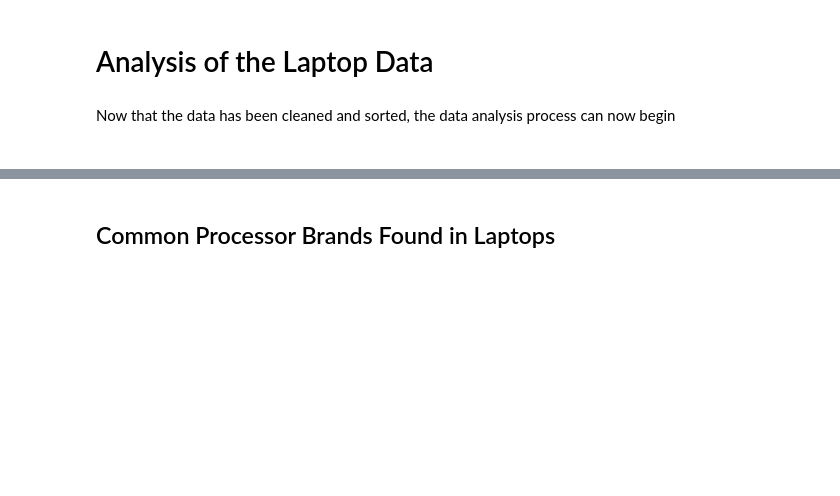
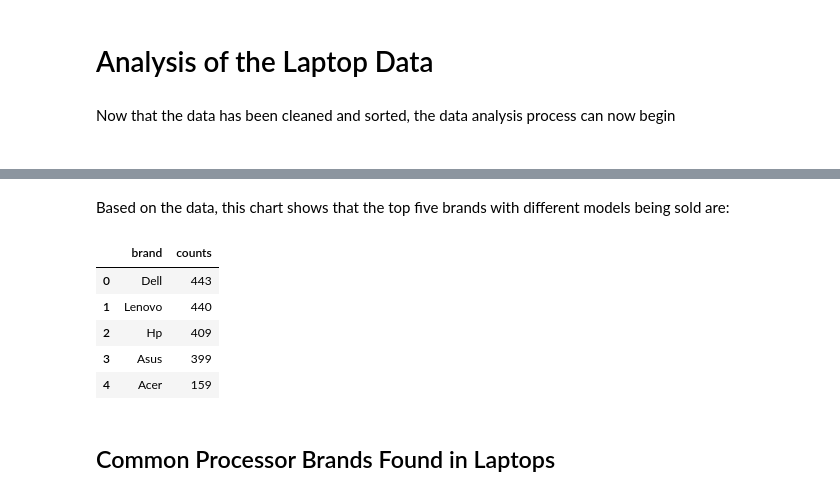
Before and after one commit to jason-9601/DATAPRE-Final, a Jupyter notebook: DATAPRE Final.ipynb, the cells around one changed output, grey strips where cells are left out. Drawn from its saved outputs; the diff is of its cells as text; code cells hidden in the pictures; blank space fills up the shorter version.

```diff
--- a/DATAPRE Final.ipynb
+++ b/DATAPRE Final.ipynb
@@ -486,3 +529,14 @@ Now that the data has been cleaned and sorted, the data analysis process can now
+# %% [markdown]
+Based on the data, this chart shows that the top five brands with different models being sold are:
+# %%
+df_brands.nlargest(5, 'counts')
+# %% [output]
+|  | brand | counts |
+| 0 | Dell | 443 |
+| 1 | Lenovo | 440 |
+| 2 | Hp | 409 |
+| 3 | Asus | 399 |
+| 4 | Acer | 159 |
 # %% [markdown]
 ## Common Processor Brands Found in Laptops ##
 # %% [markdown]
```
Also changed, not shown: parts of 16 cells of this notebook.
